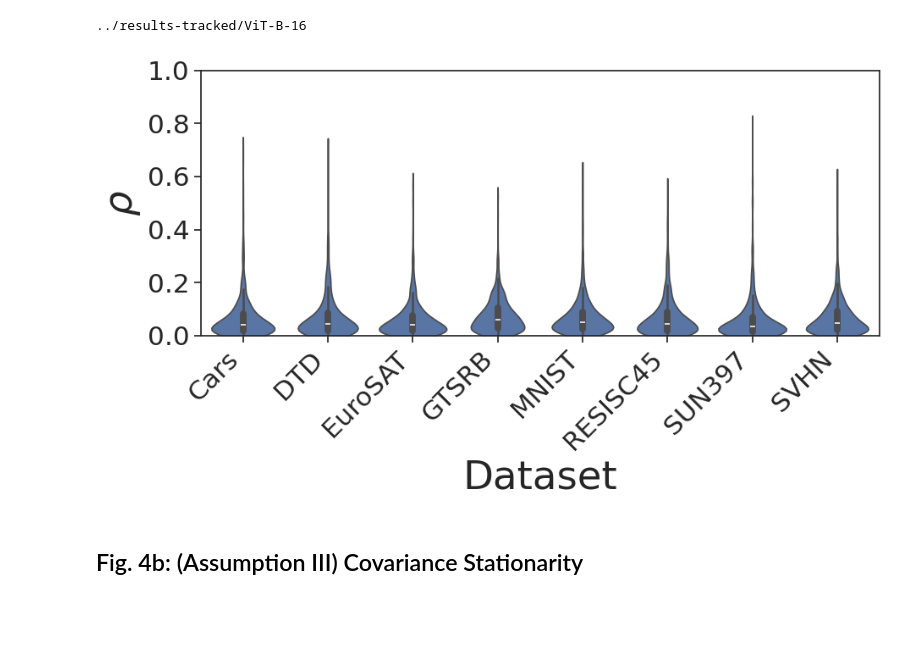
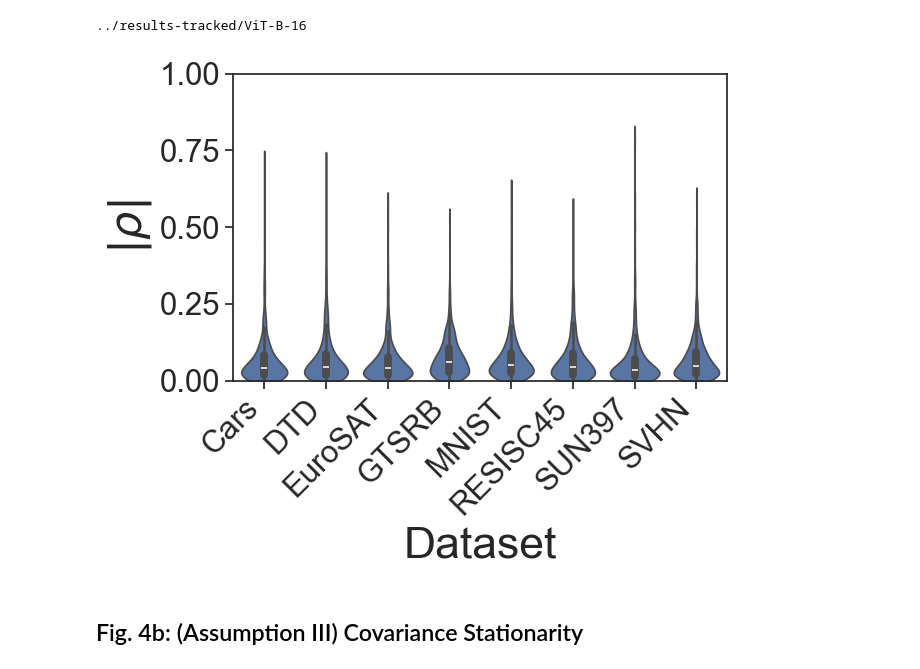
Before and after one commit to marawangamal/eigcov, a Jupyter notebook: notebooks/analysis.ipynb, the cells around one changed output. Saved outputs shown, nothing was run; the diff lists cells and outputs as text; code cells hidden in the pictures; blank space fills up the shorter version.

```diff
--- a/notebooks/analysis.ipynb
+++ b/notebooks/analysis.ipynb
@@ -952,34 +1034,35 @@ df.to_csv(os.path.join(RESULTS_DIR, "correlation_coeffs.csv"), index=False)
 # %%
 import pandas as pd
 import os
 import seaborn as sns
 import matplotlib.pyplot as plt
 import numpy as np
 
-BASE_FONTSIZE = 28
+BASE_FONTSIZE = 32
 RESULTS_DIR = f"../results-tracked/ViT-B-16"
 sns.set_theme(
     style="ticks",
     rc={
     "font.size": BASE_FONTSIZE,
-    "axes.titlesize": BASE_FONTSIZE,
-    "axes.labelsize": BASE_FONTSIZE * 1.2,
-    "xtick.labelsize": BASE_FONTSIZE * 0.8,
-    "ytick.labelsize": BASE_FONTSIZE * 0.8,
-    "legend.fontsize": BASE_FONTSIZE * 0.8,
+    "axes.labelsize": BASE_FONTSIZE,
+    "xtick.labelsize": BASE_FONTSIZE * 0.7,
+    "ytick.labelsize": BASE_FONTSIZE * 0.7,
+    "legend.fontsize": BASE_FONTSIZE * 0.7,
 })
 
 df = pd.read_csv(f"{RESULTS_DIR}/correlation_coeffs.csv")
-plt.figure(figsize=(10, 6))
+
+# rename task to dataset
+plt.figure(figsize=(7, 6))
 sns.violinplot(data=df, x="task", y="rho")
 plt.ylim(0, 1)  # Set y-axis range from 0 to 1
-plt.ylabel(r"$\rho$")
+plt.ylabel(r"$|\rho|$")
 plt.xlabel("Dataset")
 plt.xticks(rotation=45, ha="right")
 plt.tight_layout()
 plt.savefig(os.path.join(RESULTS_DIR, "correlation_coeffs.pdf"), bbox_inches="tight")
 # %% [output]
-[figure, old version]
+[figure, new version]
 # %% [markdown]
 ## Fig. 4b: (Assumption III) Covariance Stationarity
 # %%
```
Also changed, not shown: parts of 11 cells of this notebook, 8 other files.
